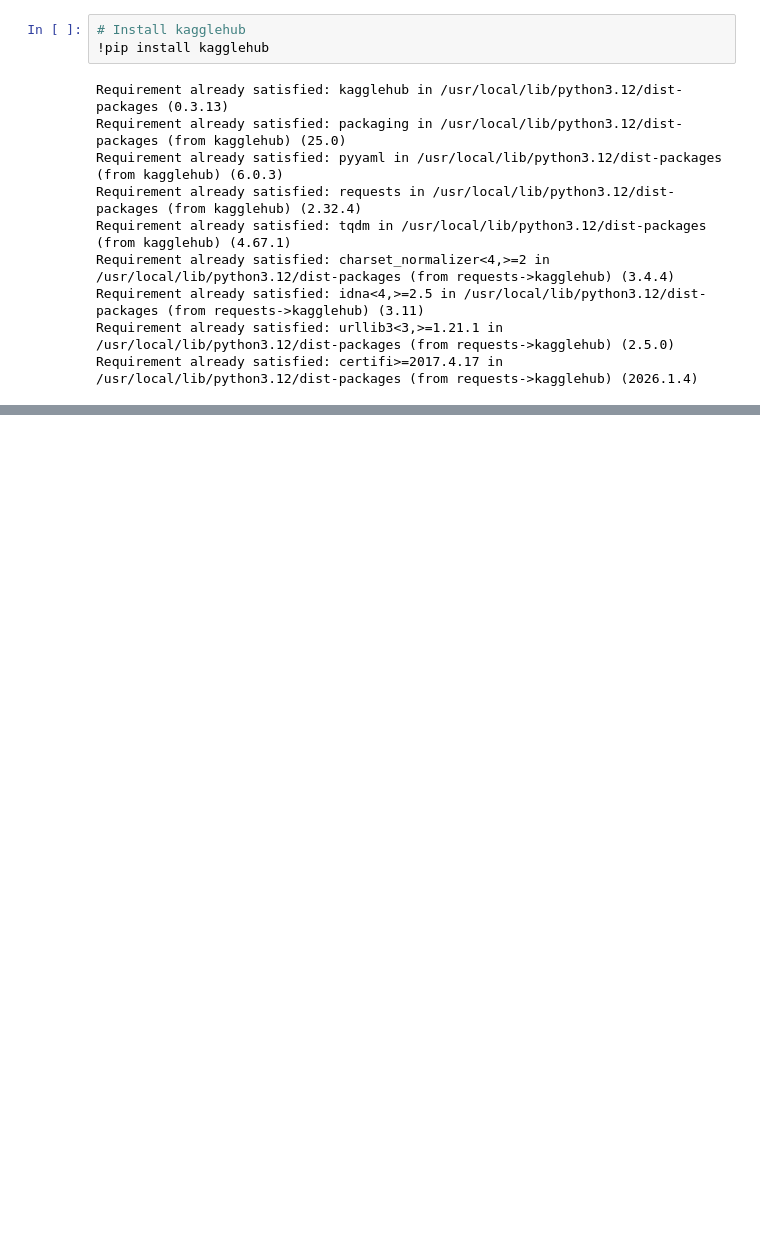
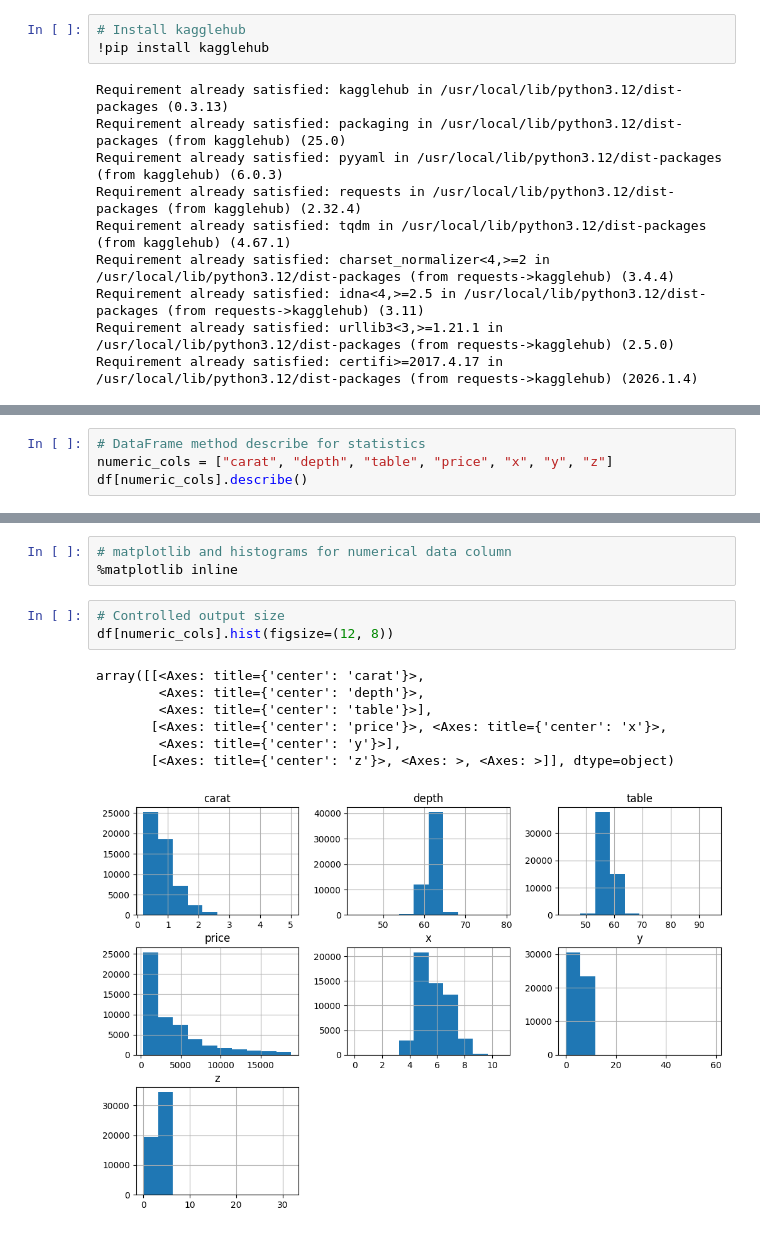
Before and after one commit to Chase-Troy/Course-Assignments, a Jupyter notebook: dataset_in_pandas.ipynb, the cells around one changed output, grey strips where cells are left out. Cells and saved outputs as stored; diff of their text form; blank space fills up the shorter version.

```diff
--- a/dataset_in_pandas.ipynb
+++ b/dataset_in_pandas.ipynb
@@ -45,0 +60,4 @@ df.head(7)
+# %%
+# DataFrame method describe for statistics
+numeric_cols = ["carat", "depth", "table", "price", "x", "y", "z"]
+df[numeric_cols].describe()
@@ -45,0 +91,14 @@ df.head(7)
+# %%
+# matplotlib and histograms for numerical data column
+%matplotlib inline
+# %%
+# Controlled output size
+df[numeric_cols].hist(figsize=(12, 8))
+# %% [output]
+array([[<Axes: title={'center': 'carat'}>,
+        <Axes: title={'center': 'depth'}>,
+        <Axes: title={'center': 'table'}>],
+       [<Axes: title={'center': 'price'}>, <Axes: title={'center': 'x'}>,
+        <Axes: title={'center': 'y'}>],
+       [<Axes: title={'center': 'z'}>, <Axes: >, <Axes: >]], dtype=object)
+[figure, added]
```
Also changed, not shown: parts of 6 cells of this notebook.
